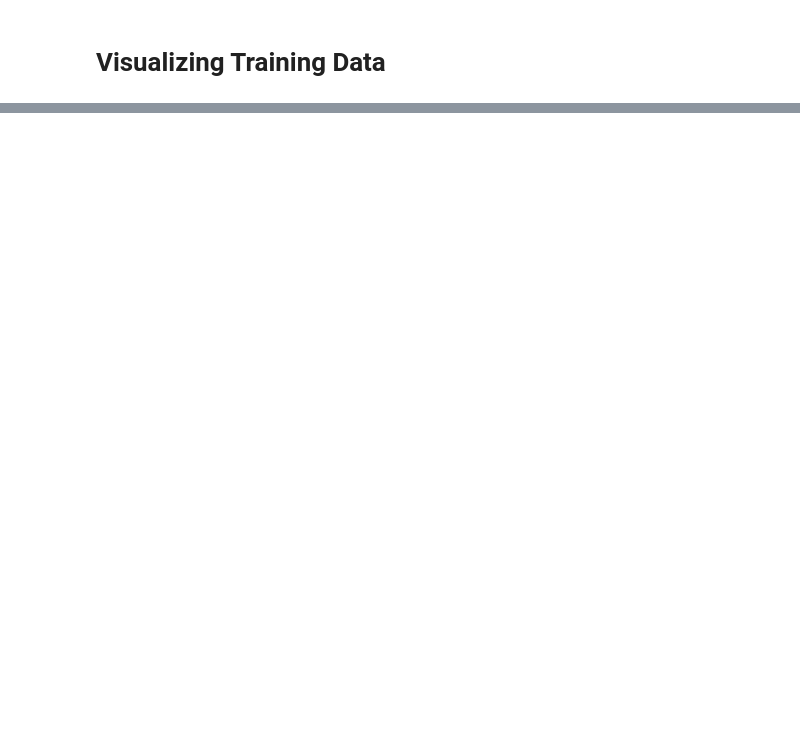
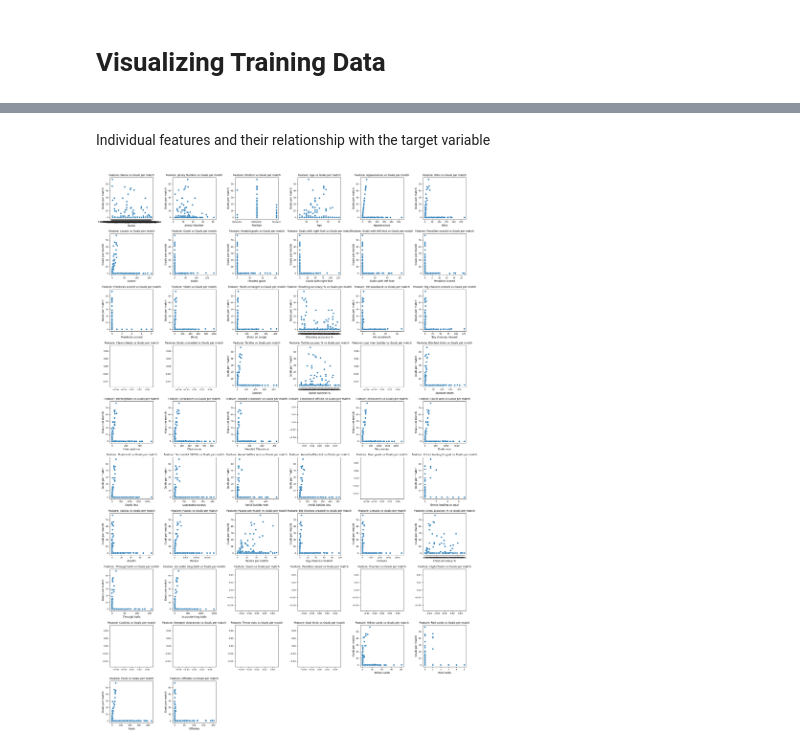
Before and after one commit to eileenxu9/EPLmodels, a Jupyter notebook: FinalProject.ipynb, the cells around one changed output, grey strips where cells are left out. Drawn from its saved outputs; the diff is of its cells as text; code cells hidden in the pictures; blank space fills up the shorter version.

```diff
--- a/FinalProject.ipynb
+++ b/FinalProject.ipynb
@@ -479,0 +40,27 @@ for i in range (3):
+# %% [markdown]
+Individual features and their relationship with the target variable
+# %%
+# exclude "Club" and "Nationality"
+filtered_columns = [col for col in df.columns if col != "Goals per match" and not col.startswith("Club") and not col.startswith("Nationality")]
+
+# number of columns and rows in the grid
+num_cols = 6
+num_rows = math.ceil(len(filtered_columns) / num_cols)
+
+# create the grid of subplots
+fig, axes = plt.subplots(num_rows, num_cols, figsize=(20, num_rows * 3))
+axes = axes.flatten()
+
+# plot each feature
+for i, column in enumerate(filtered_columns):
+    sns.scatterplot(ax=axes[i], data=df, x=column, y="Goals per match")
+    axes[i].set_title(f"Feature: {column} vs Goals per match", fontsize=10)
+    axes[i].tick_params(axis='both', which='major', labelsize=8)
+
+# hide unused subplots and adjust layout
+for j in range(len(filtered_columns), len(axes)):
+    axes[j].axis('off')
+plt.tight_layout()
+plt.show()
+# %% [output]
+[figure, added]
```
Also changed, not shown: parts of 62 cells of this notebook.
